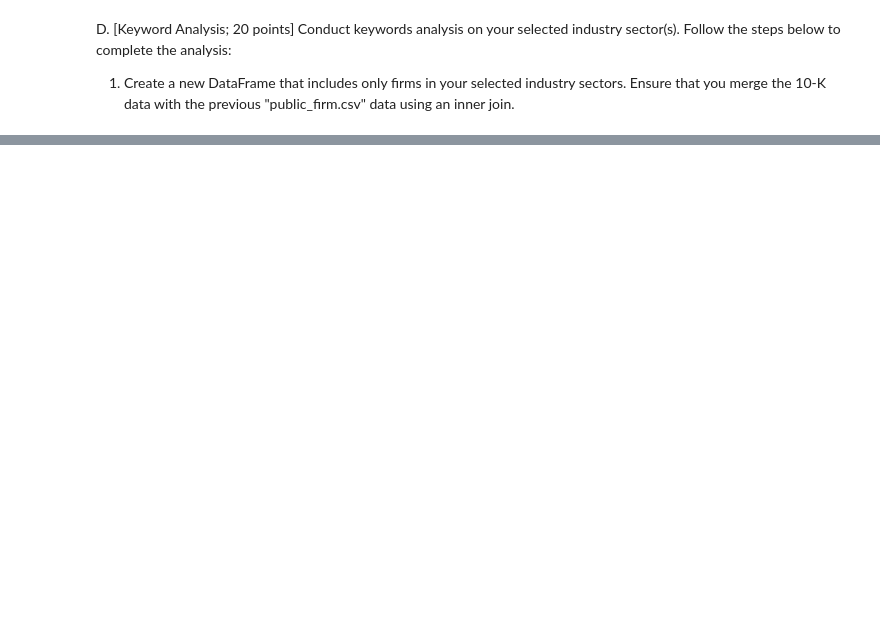
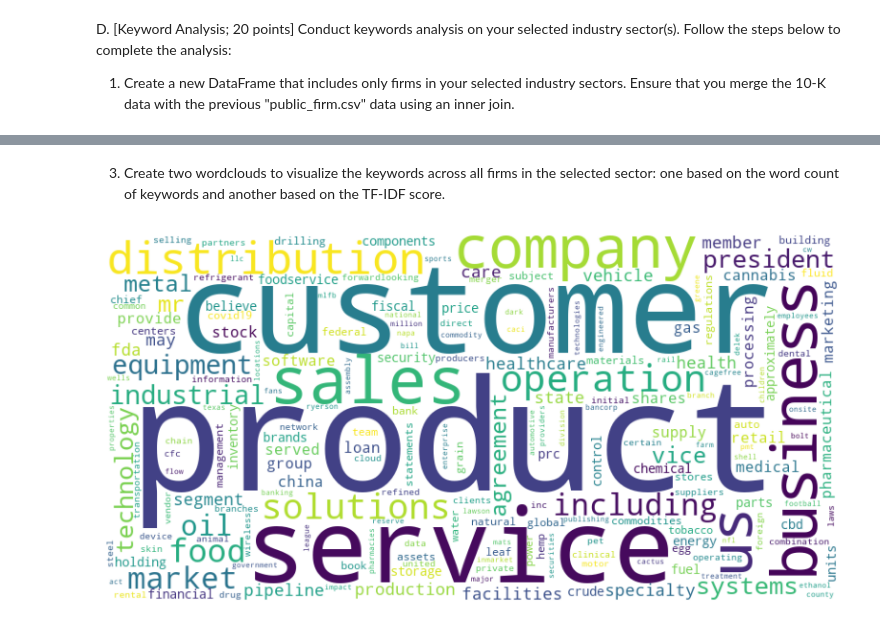
Before and after one commit to ChetanSarda99/BAIT508_GroupProject, a Jupyter notebook: chetan_project.ipynb, the cells around one changed output, grey strips where cells are left out. Drawn from its saved outputs; the diff is of its cells as text; code cells hidden in the pictures; blank space fills up the shorter version.

```diff
--- a/chetan_project.ipynb
+++ b/chetan_project.ipynb
@@ -186,3 +195,4 @@ try:
 except:
     twenty20_10K_item1_clean['item_1_clean'] = twenty20_10K_item1_clean['item_1_text'].apply(clean_text)
     twenty20_10K_item1_clean.to_csv(r'C:\Users\sarda\Desktop\UBC\BAIT 508\GroupProject\data\twenty20_10K_item1_clean.csv')
+    twenty20_10K_item1_clean['item_1_clean'] = twenty20_10K_item1_clean['item_1_text'].apply(clean_text)
@@ -195,0 +224,7 @@ def get_wordcount(text):
+# %%
+public_firms_2020 = fname_industries[fname_industries['fyear'] == 2020]
+# %%
+#join public_firms_2020 with twenty20_10k_item1_clean using gvkey inner join and drop name and item_1_text
+
+merged_pf_i1_2022 = public_firms_2020.merge(twenty20_10K_item1_clean, how='inner', on='gvkey')
+merged_pf_i1_2022
@@ -195,0 +247,25 @@ def get_wordcount(text):
+# %%
+def get_keywords_wc_top10(text):
+    c = Counter(text.lower().split())
+    words = []
+    for pair in c.most_common(10):
+        words.append(pair[0])
+    return ' '.join([x[0] for x in c.most_common(10)])
+def get_keywords_tfidf_top10(document_list):
+    vectorizer = TfidfVectorizer()
+    tfidf_matrix = vectorizer.fit_transform(document_list)
+    feature_names = vectorizer.get_feature_names_out()
+    top_keywords = []
+    for i in range(len(document_list)):
+        feature_index = tfidf_matrix[i, :].nonzero()[1]
+        tfidf_scores = zip(feature_index, [tfidf_matrix[i, x] for x in feature_index])
+        sorted_tfidf_scores = sorted(tfidf_scores, key=lambda x: x[1], reverse=True)
+        top_keywords.append(' '.join([feature_names[i] for i, _ in sorted_tfidf_scores[:10]]))
+    return top_keywords
+
+
+merged_pf_i1_2022['keyword_wc_top10'] = merged_pf_i1_2022.item_1_clean.apply(get_keywords_wc_top10)
+merged_pf_i1_2022['keyword_tfid_top10'] = get_keywords_tfidf_top10(merged_pf_i1_2022.item_1_clean.tolist())
+
+merged_pf_i1_2022.to_csv(r'C:\Users\sarda\Desktop\UBC\BAIT 508\GroupProject\data\mergered_pf_i1_2022.csv')
+merged_pf_i1_2022
@@ -195,0 +286,11 @@ def get_wordcount(text):
+# %% [markdown]
+3.	Create two wordclouds to visualize the keywords across all firms in the selected sector: one based on the word count of keywords and another based on the TF-IDF score.
+# %%
+wordcloud_wc = WordCloud(width=800, height=400, background_color='white').generate(' '.join(merged_pf_i1_2022.keyword_wc_top10.tolist()))
+plt.figure(figsize=(10,5))
+plt.imshow(wordcloud_wc)
+plt.savefig('keyword_wc.png')
+plt.axis('off')
+plt.show()
+# %% [output]
+[figure, added]
```
Also changed, not shown: parts of 16 cells of this notebook, 6 other files.
